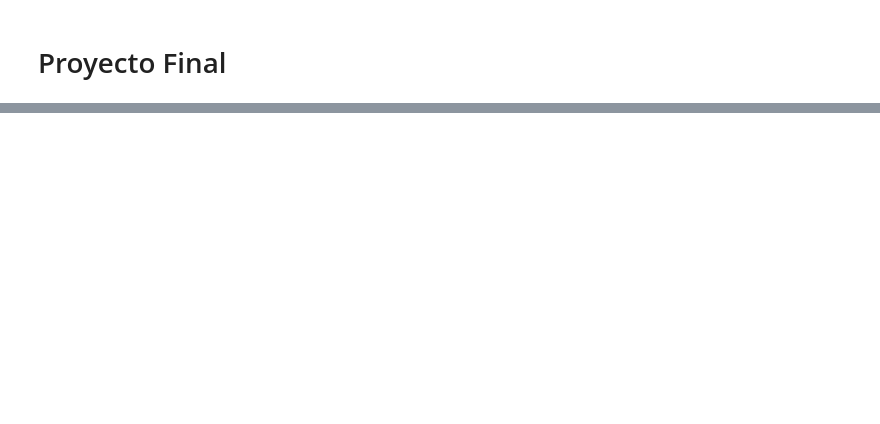
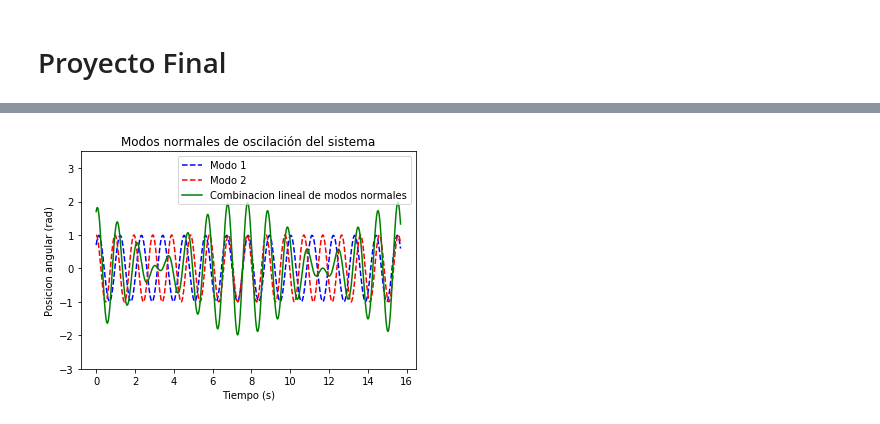
Before and after one commit to marcofuentes05/ProyectoEcuas, a Jupyter notebook: Proyecto.ipynb, the cells around one changed output, grey strips where cells are left out. Saved outputs shown, nothing was run; the diff lists cells and outputs as text; code cells hidden in the pictures; blank space fills up the shorter version.

```diff
--- a/Proyecto.ipynb
+++ b/Proyecto.ipynb
@@ -28,0 +132,29 @@ $$
+# %%
+
+def theta_1(t,c_1,c_2):
+	return c_1*math.sin(math.sqrt(g/l)*t)+c_2*math.cos(math.sqrt(g/l)*t)
+
+def theta_2(t,c_1,c_2):
+	return c_1*math.cos(math.sqrt((g/l)+(2*k/(m)))*t + c_2)
+# %%
+t = np.arange(0,5*3.14,0.01)
+t_1 = []
+t_2 = []
+t_3 = []
+for i in t: t_1.append(theta_1(i,0.7,0.7))
+
+for j in t: t_2.append(theta_2(j,1,0))
+
+for k in range(len(t)): t_3.append(t_1[k]+t_2[k])
+# %%
+plt.title('Modos normales de oscilación del sistema')
+plt.plot(t,t_1,'b--',label='Modo 1')
+plt.plot(t,t_2,'r--',label='Modo 2')
+plt.plot(t,t_3,'g',label='Combinacion lineal de modos normales')
+plt.ylabel('Posicion angular (rad)')
+plt.xlabel('Tiempo (s)')
+plt.legend(loc='upper right')
+plt.ylim(-3,3.5)
+plt.show()
+# %% [output]
+[figure, added]
```
Also changed, not shown: parts of 7 cells of this notebook, 2 other files.
